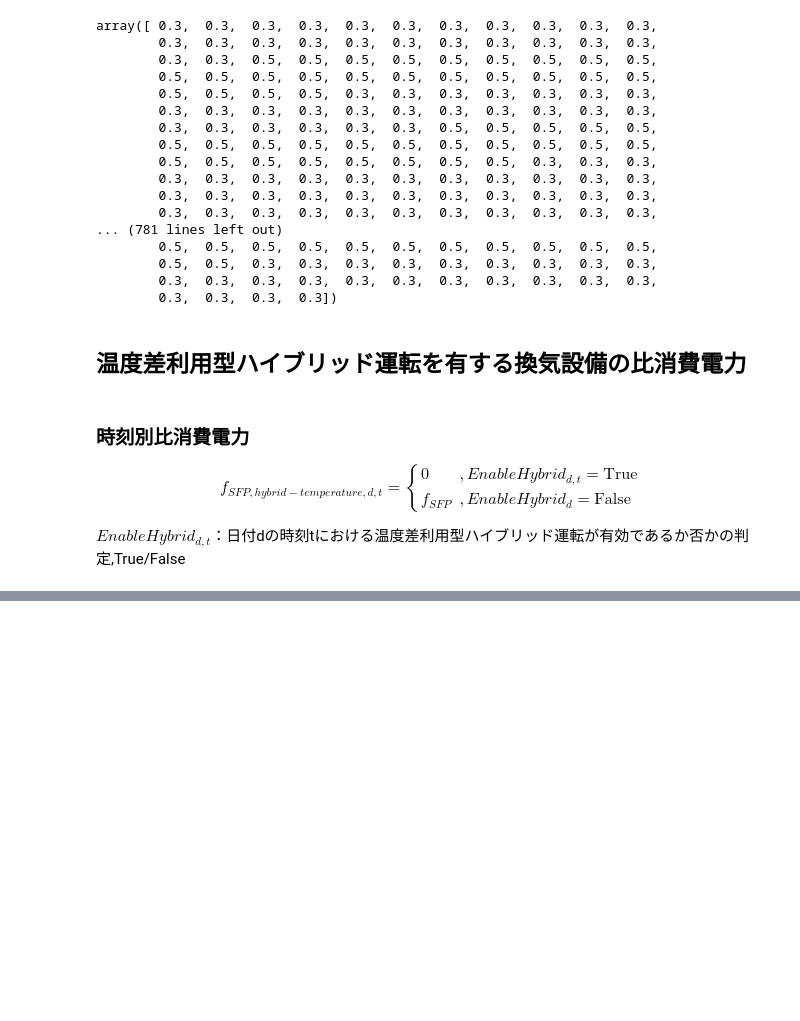
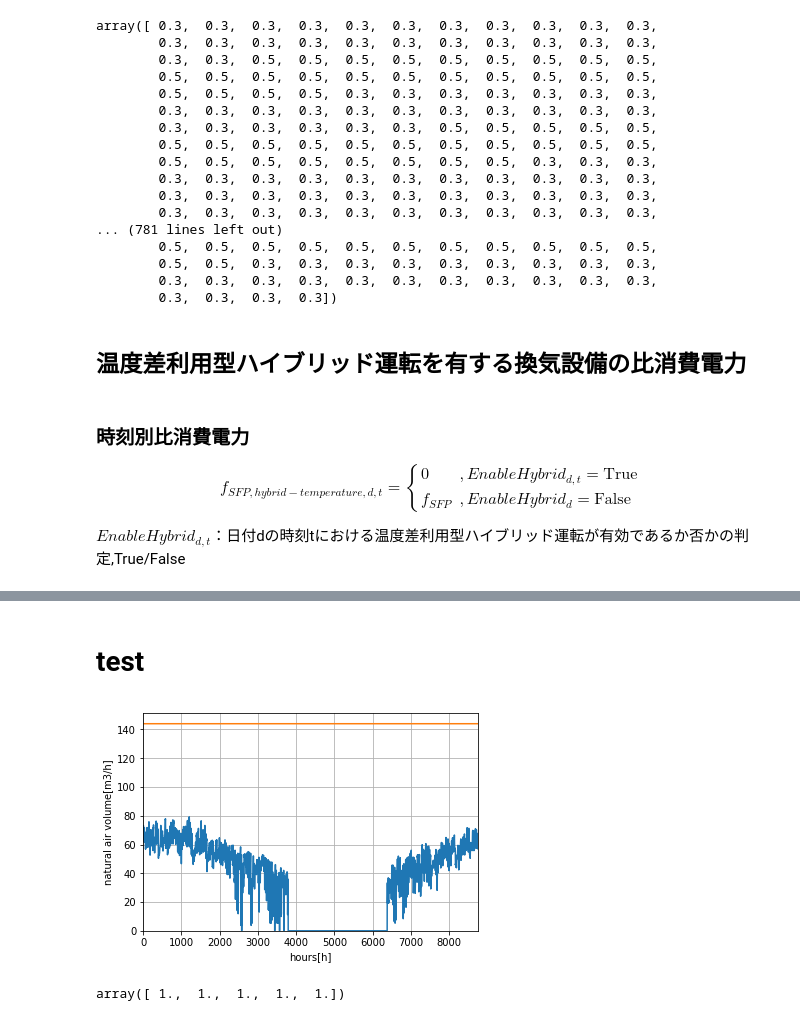
Before and after one commit to jjj-design/jjj_logic, a Jupyter notebook: jiritsu_ventilation.ipynb, the cells around one changed output, grey strips where cells are left out. Saved outputs shown, nothing was run; the diff lists cells and outputs as text; code cells hidden in the pictures; blank space fills up the shorter version.

```diff
--- a/jiritsu_ventilation.ipynb
+++ b/jiritsu_ventilation.ipynb
@@ -36,3 +37,14 @@ array([ -0.9,  -2. ,  -2.8,  -4. ,  -4.2,  -4.6,  -4.7,  -2. ,   1.2,
         -3.4,  -3.4,  -3.5,  -4.1,  -1.8,   1.6,   3.2,   5.4,   7.1,
          7.6,   8.1,   8.5,   7.7,   6.1,   4.4,   2.9,   1.3,   0.4,
         -0.4,  -0.1,  -0.5])
+# %%
+def import_heating_season_d(area_number) -> np.ndarray:
+    """
+    暖冷房期間を外部CSVファイルからND配列に読み込む
+    Returns:
+         HeatingSeason_d: 暖房期間の判定[365], True/False
+    """
+    df = pd.read_csv('air_conditioning_season_sample.csv', encoding='SHIFT_JIS')
+    ds = df[str(area_number) + '地域']
+    HeatingSeason_d = ds.values
+    return HeatingSeason_d
@@ -489,8 +504,8 @@ def get_enable_hybrid_d_t(total_floor_area, \
     return enable_hybrid_d_t
 # %%
 def get_natural_ventilation_volume_d_t(outside_air_temperature_d_t, \
-                                       HeatingSeason_dval_min, \
-                                       val_max, tolerance, maximum_iterations, \
+                                       HeatingSeason_d,  \
+                                       val_min, val_max, tolerance, maximum_iterations, \
                                        stories, \
                                        room_air_temperature, \
                                        c_value, \
@@ -550,13 +565,13 @@ def get_natural_ventilation_volume_d_t(outside_air_temperature_d_t, \
 
         if heating_season_d_t[t] == True:
             natural_ventilation_volume_d_t[t] = \
-                get_natural_ventilation_volume(-10**4, 10**4, 10**0, 10**4, \
+                get_natural_ventilation_volume(val_min, val_max, tolerance, maximum_iterations, \
                                                stories, \
                                                room_air_temperature, \
                                                outside_air_temperature_d_t[t], \
                                                c_value, \
                                                total_floor_area, \
-                                               ventilation_type)
+                                               ventilation_type)[0]
 
     return natural_ventilation_volume_d_t
 # %%
@@ -833,0 +898,41 @@ f_2stories(5, 20, 0, 0.2, 120, 1)
+# %% [markdown]
+# test
+# %%
+# 温度差利用ハイブリッド換気の自然換気量の確認
+
+n = 1 #地域区分番号
+tr = 20 #室温
+c = 2 #気密性能
+A = 120 #延べ床面積
+vnt = 1 #換気種別
+
+
+x = np.arange(8760)
+y =get_natural_ventilation_volume_d_t(import_outside_air_temperature_d_t(n), \
+                                   import_heating_season_d(n), \
+                                   -10**4, 10**4, 10**-6, 10**4, \
+                                   2, tr, c, A, vnt)
+
+v = np.ones(8760)
+v = v * A * 2.4 * 0.5
+
+plt.plot(x, y)
+plt.plot(x, v)
+
+plt.grid(True)
+
+# plt.title("hours/kWh")
+plt.xlabel("hours[h]")
+plt.ylabel("natural air volume[m3/h]")
+
+plt.xlim(0, 8760)
+plt.ylim(0,)
+
+plt.legend()
+plt.show()
+# %% [output]
+[figure, added]
+# %%
+np.ones(5)
+# %% [output]
+array([ 1.,  1.,  1.,  1.,  1.])
```
Also changed, not shown: parts of 12 cells of this notebook, 2 other files.
